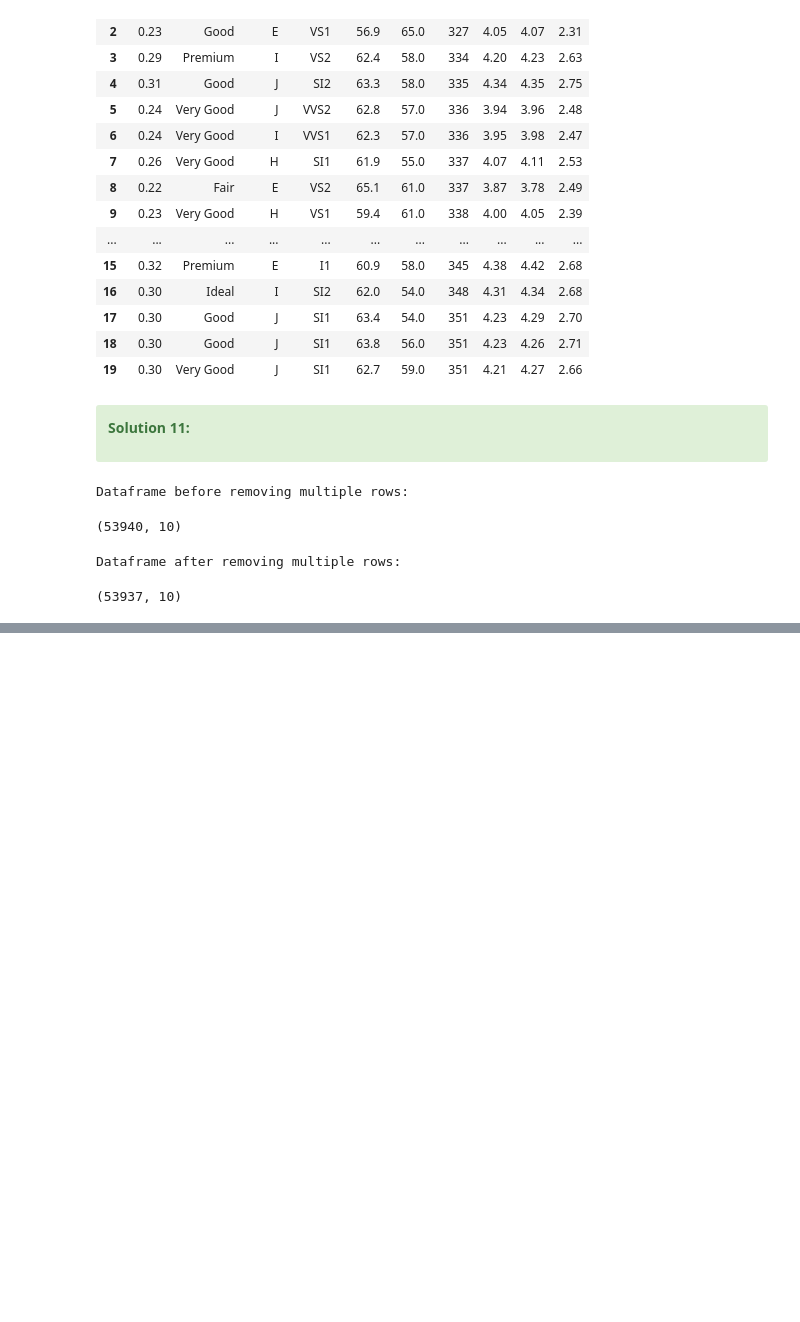
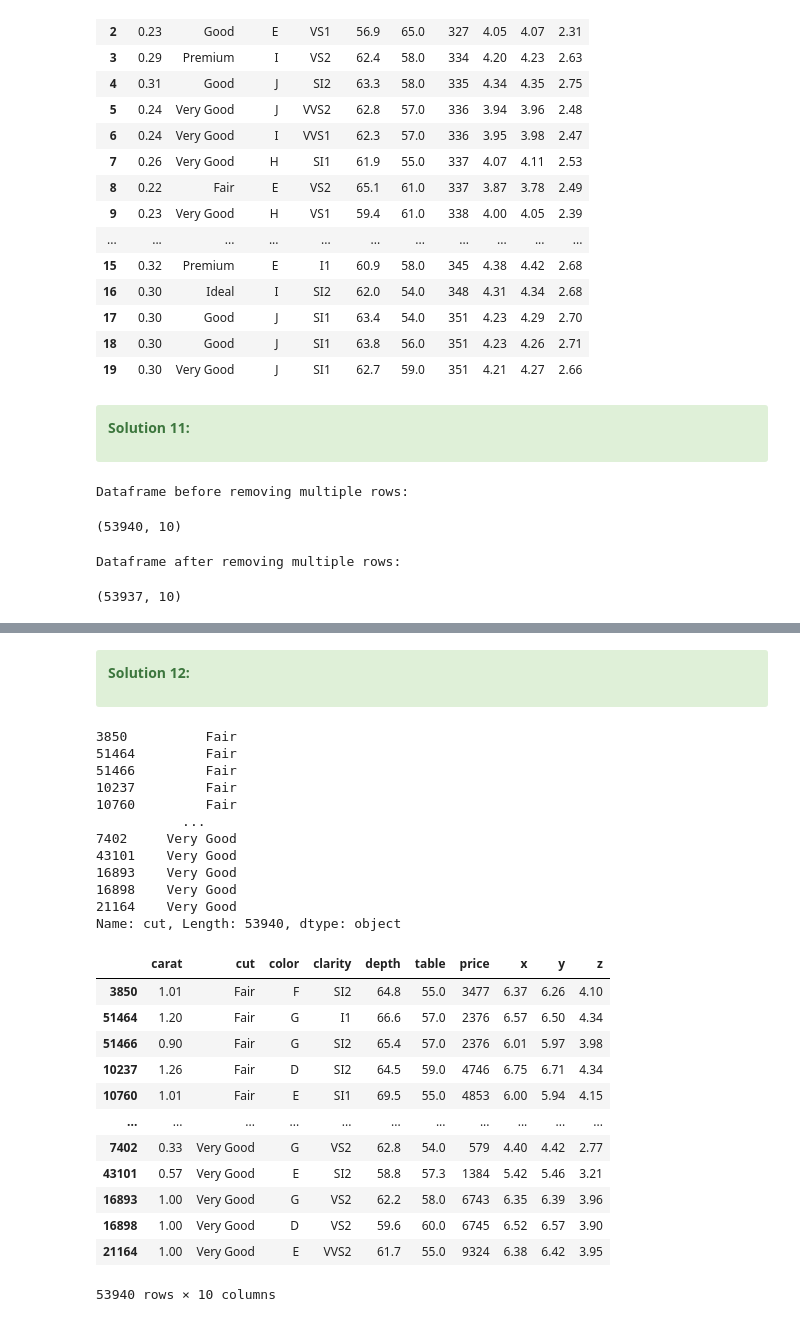
Before and after one commit to aziart/pandas-exercises, a Jupyter notebook: 12 - w3exercises/09 - Pandas Practice Sets/09 - 01 Pandas Practice Set-1.ipynb, the cells around one changed output, grey strips where cells are left out. Cells and saved outputs as stored; diff of their text form; code cells hidden in the pictures; blank space fills up the shorter version.

```diff
--- a/12 - w3exercises/09 - Pandas Practice Sets/09 - 01 Pandas Practice Set-1.ipynb
+++ b/12 - w3exercises/09 - Pandas Practice Sets/09 - 01 Pandas Practice Set-1.ipynb
@@ -660,0 +669,5 @@ Dataframe after removing multiple rows:
+# %%
+path = '../data/'
+filename = 'diamonds.csv'
+df = pd.read_csv(path + filename)
+display(df.head(20))
@@ -660,0 +692,39 @@ Dataframe after removing multiple rows:
+# %% [markdown]
+<div class="alert alert-success">
+
+**Solution 12:**
+</div>
+# %%
+# 12. Sort the 'cut' Series in Ascending Order
+# Write a Pandas program to sort the 'cut' Series in ascending order (returns a Series) of diamonds Dataframe.
+
+
+df_sorted = df['cut'].sort_values(ascending=True)
+display(df_sorted)
+df.sort_values(by='cut', ascending=True)
+# %% [output]
+3850          Fair
+51464         Fair
+51466         Fair
+10237         Fair
+10760         Fair
+           ...
+7402     Very Good
+43101    Very Good
+16893    Very Good
+16898    Very Good
+21164    Very Good
+Name: cut, Length: 53940, dtype: object
+|  | carat | cut | color | clarity | depth | table | price | x | y | z |
+| 3850 | 1.01 | Fair | F | SI2 | 64.8 | 55.0 | 3477 | 6.37 | 6.26 | 4.10 |
+| 51464 | 1.20 | Fair | G | I1 | 66.6 | 57.0 | 2376 | 6.57 | 6.50 | 4.34 |
+| 51466 | 0.90 | Fair | G | SI2 | 65.4 | 57.0 | 2376 | 6.01 | 5.97 | 3.98 |
+| 10237 | 1.26 | Fair | D | SI2 | 64.5 | 59.0 | 4746 | 6.75 | 6.71 | 4.34 |
+| 10760 | 1.01 | Fair | E | SI1 | 69.5 | 55.0 | 4853 | 6.00 | 5.94 | 4.15 |
+| ... | ... | ... | ... | ... | ... | ... | ... | ... | ... | ... |
+| 7402 | 0.33 | Very Good | G | VS2 | 62.8 | 54.0 | 579 | 4.40 | 4.42 | 2.77 |
+| 43101 | 0.57 | Very Good | E | SI2 | 58.8 | 57.3 | 1384 | 5.42 | 5.46 | 3.21 |
+| 16893 | 1.00 | Very Good | G | VS2 | 62.2 | 58.0 | 6743 | 6.35 | 6.39 | 3.96 |
+| 16898 | 1.00 | Very Good | D | VS2 | 59.6 | 60.0 | 6745 | 6.52 | 6.57 | 3.90 |
+| 21164 | 1.00 | Very Good | E | VVS2 | 61.7 | 55.0 | 9324 | 6.38 | 6.42 | 3.95 |
+53940 rows × 10 columns
```
Also changed, not shown: parts of 10 cells of this notebook.
